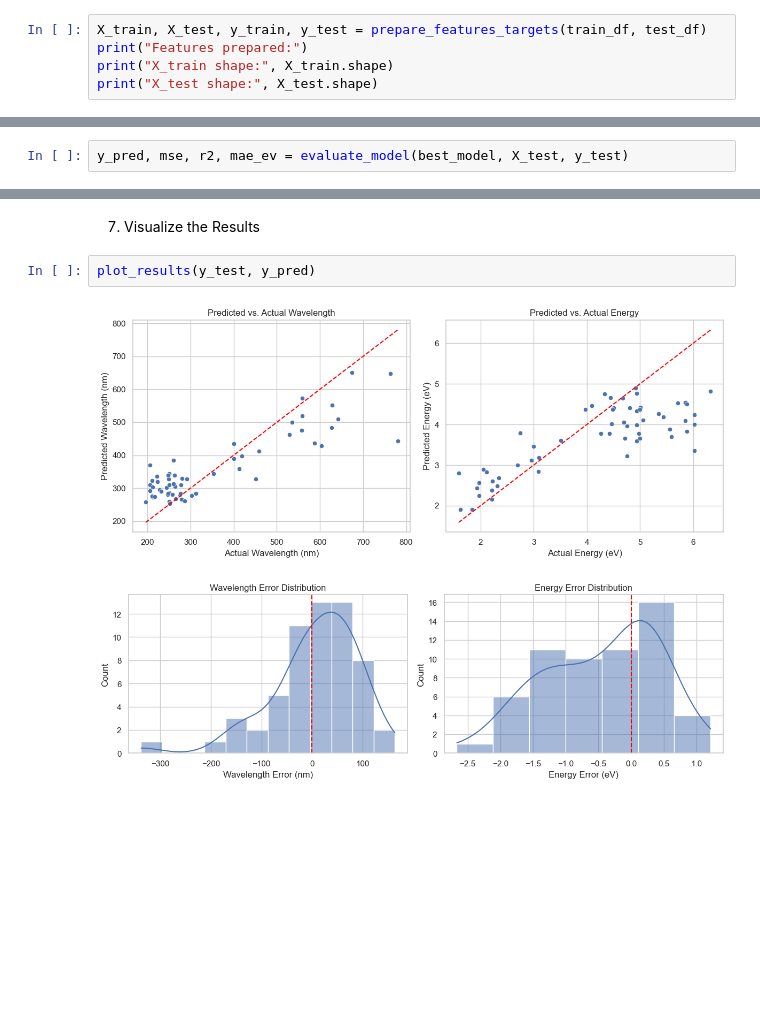
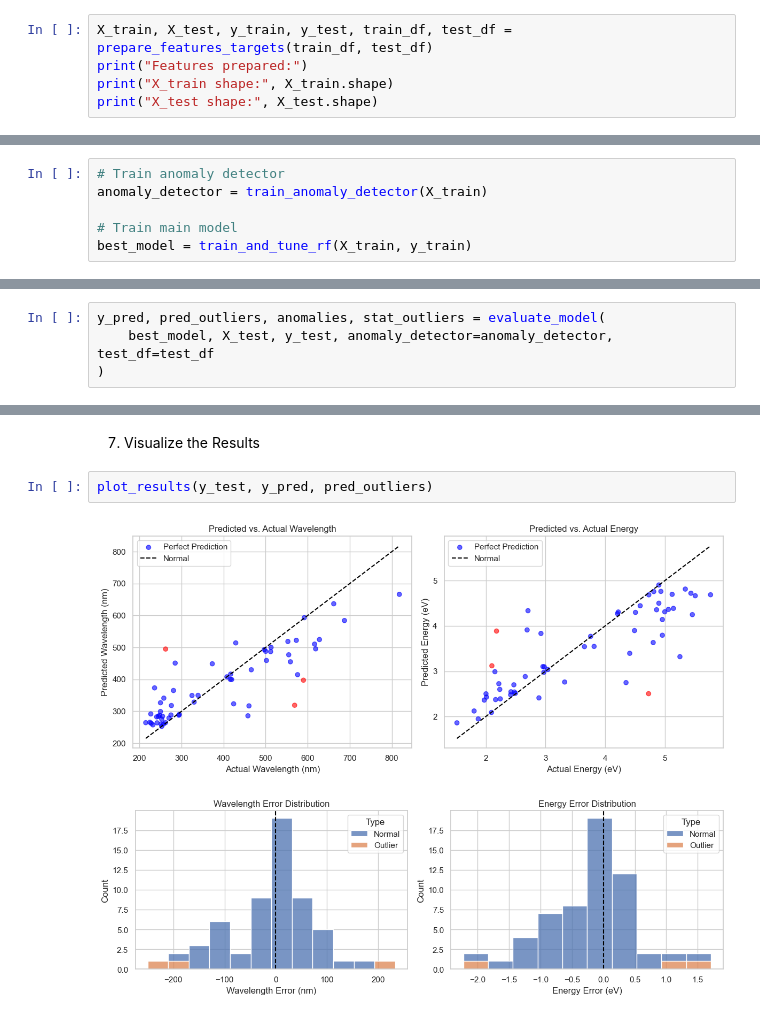
Before and after one commit to madahian/abs_spectra, a Jupyter notebook: notebooks/rf_model_pipeline.ipynb, the cells around one changed output, grey strips where cells are left out. Cells and saved outputs as stored; diff of their text form; blank space fills up the shorter version.

Commit message:
feat: outlier detection

```diff
--- a/notebooks/rf_model_pipeline.ipynb
+++ b/notebooks/rf_model_pipeline.ipynb
@@ -70,7 +71,7 @@ Test data shape: (59, 3)
 # %% [markdown]
 4. Prepare Features and Targets
 # %%
-X_train, X_test, y_train, y_test = prepare_features_targets(train_df, test_df)
+X_train, X_test, y_train, y_test, train_df, test_df = prepare_features_targets(train_df, test_df)
 print("Features prepared:")
 print("X_train shape:", X_train.shape)
 print("X_test shape:", X_test.shape)
@@ -95,0 +85,6 @@ Model trained
+# %%
+# Train anomaly detector
+anomaly_detector = train_anomaly_detector(X_train)
+
+# Train main model
+best_model = train_and_tune_rf(X_train, y_train)
@@ -96,5 +99,7 @@ Model trained
 # %% [markdown]
 6. Evaluate the Model
 # %%
-y_pred, mse, r2, mae_ev = evaluate_model(best_model, X_test, y_test)
+y_pred, pred_outliers, anomalies, stat_outliers = evaluate_model(
+    best_model, X_test, y_test, anomaly_detector=anomaly_detector, test_df=test_df
+)
 # %% [output]
@@ -104,7 +123,7 @@ INFO: Test MAE (energy): 0.7663 eV
 # %% [markdown]
 7. Visualize the Results
 # %%
-plot_results(y_test, y_pred)
+plot_results(y_test, y_pred, pred_outliers)
 # %% [output]
-[figure, old version]
+[figure, new version]
-[figure, old version]
+[figure, new version]
```
Also changed, not shown: parts of 6 cells of this notebook, 3 other files.
